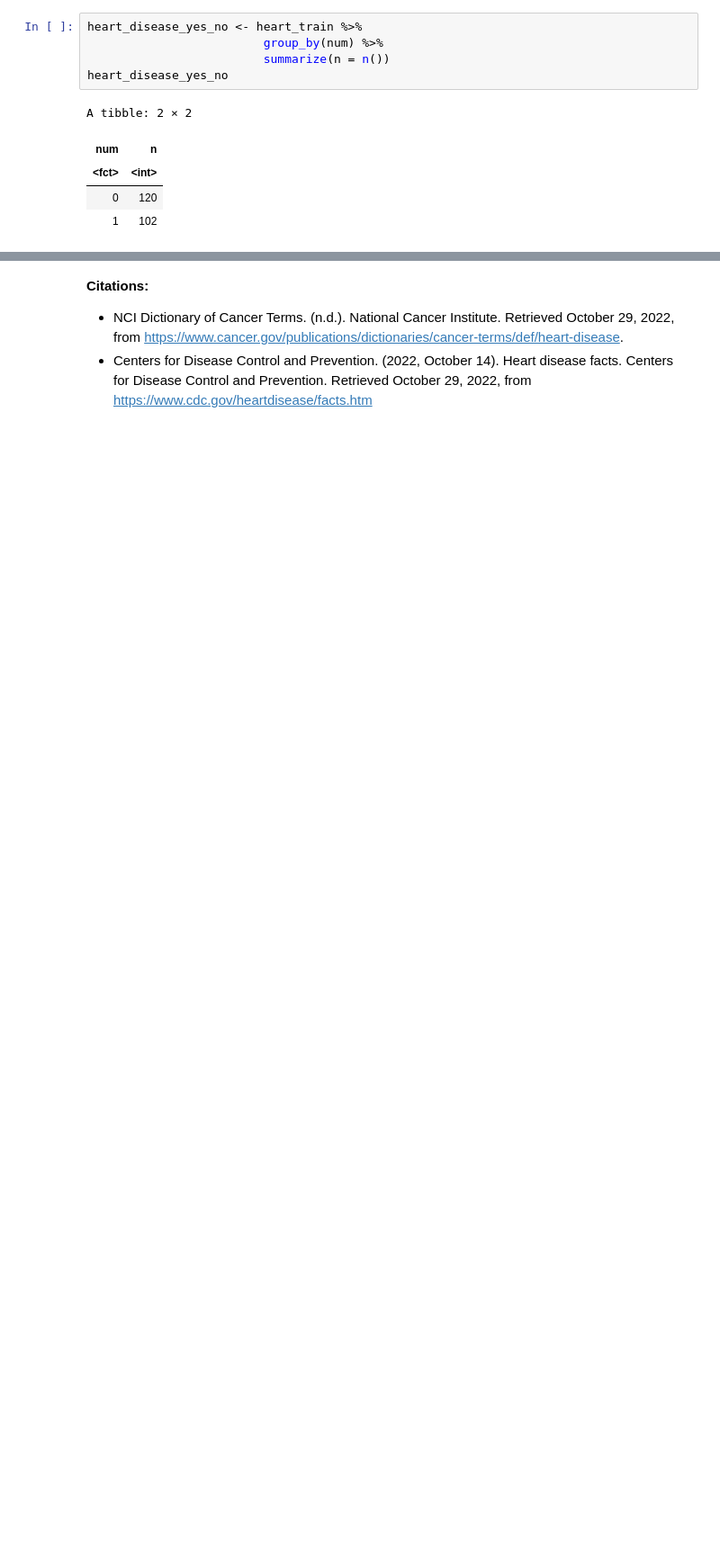
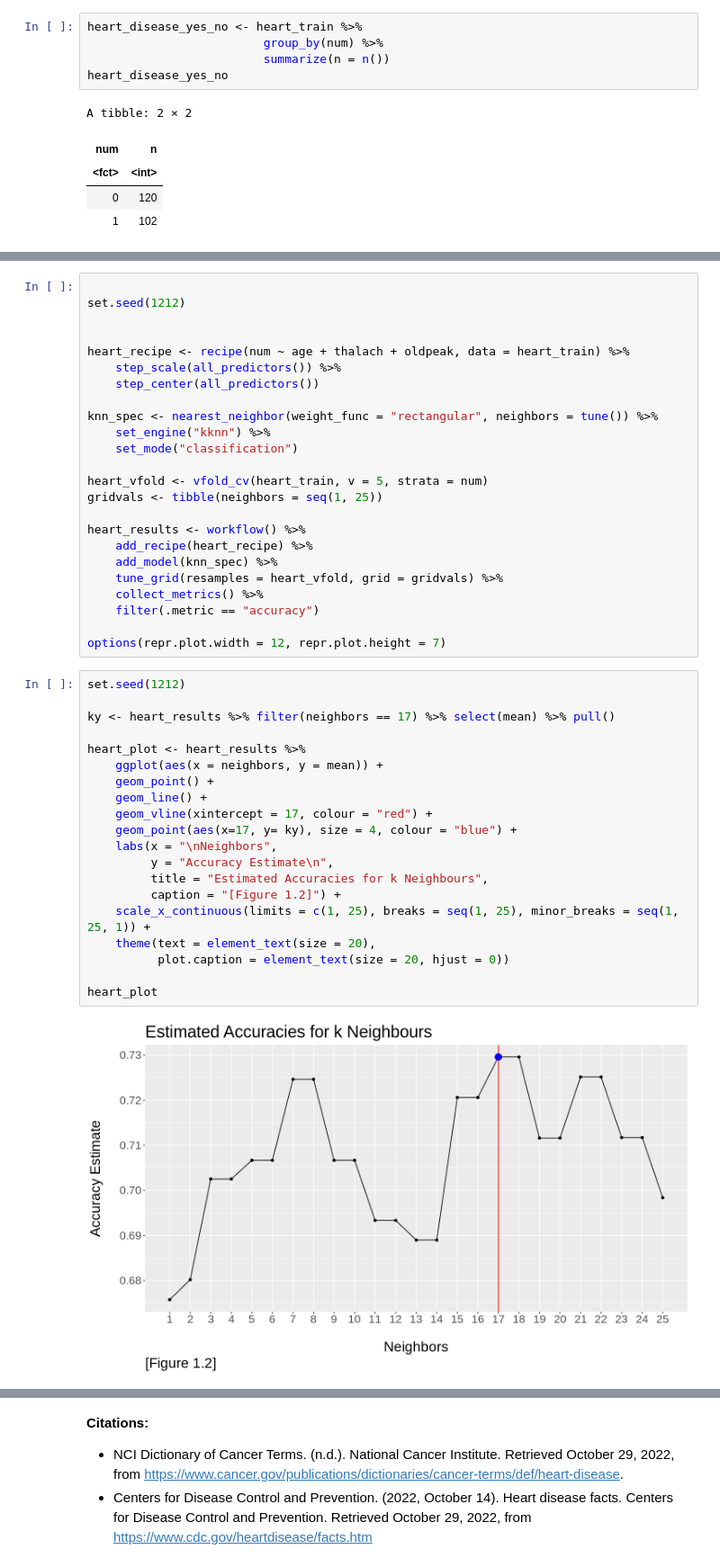
Before and after one commit to stevenson9/dsci-100-project-group-118, a Jupyter notebook: dsci100project.ipynb, the cells around one changed output, grey strips where cells are left out. Shown at 90% size. Saved outputs shown, nothing was run; the diff lists cells and outputs as text; blank space fills up the shorter version.

```diff
--- a/dsci100project.ipynb
+++ b/dsci100project.ipynb
@@ -311,0 +353,46 @@ For example, in the age graph, the proportion of people with heart disease is hi
+# %%
+
+set.seed(1212)
+
+
+heart_recipe <- recipe(num ~ age + thalach + oldpeak, data = heart_train) %>%
+    step_scale(all_predictors()) %>%
+    step_center(all_predictors())
+
+knn_spec <- nearest_neighbor(weight_func = "rectangular", neighbors = tune()) %>%
+    set_engine("kknn") %>%
+    set_mode("classification")
+
+heart_vfold <- vfold_cv(heart_train, v = 5, strata = num)
+gridvals <- tibble(neighbors = seq(1, 25))
+
+heart_results <- workflow() %>%
+    add_recipe(heart_recipe) %>%
+    add_model(knn_spec) %>%
+    tune_grid(resamples = heart_vfold, grid = gridvals) %>%
+    collect_metrics() %>%
+    filter(.metric == "accuracy")
+
+options(repr.plot.width = 12, repr.plot.height = 7)
+# %%
+set.seed(1212)
+
+ky <- heart_results %>% filter(neighbors == 17) %>% select(mean) %>% pull()
+
+heart_plot <- heart_results %>%
+    ggplot(aes(x = neighbors, y = mean)) +
+    geom_point() +
+    geom_line() +
+    geom_vline(xintercept = 17, colour = "red") +
+    geom_point(aes(x=17, y= ky), size = 4, colour = "blue") +
+    labs(x = "\nNeighbors",
+         y = "Accuracy Estimate\n",
+         title = "Estimated Accuracies for k Neighbours",
+         caption = "[Figure 1.2]") +
+    scale_x_continuous(limits = c(1, 25), breaks = seq(1, 25), minor_breaks = seq(1, 25, 1)) +
+    theme(text = element_text(size = 20),
+          plot.caption = element_text(size = 20, hjust = 0))
+
+heart_plot
+# %% [output]
+[figure, added]
```
Also changed, not shown: parts of 43 cells of this notebook.
